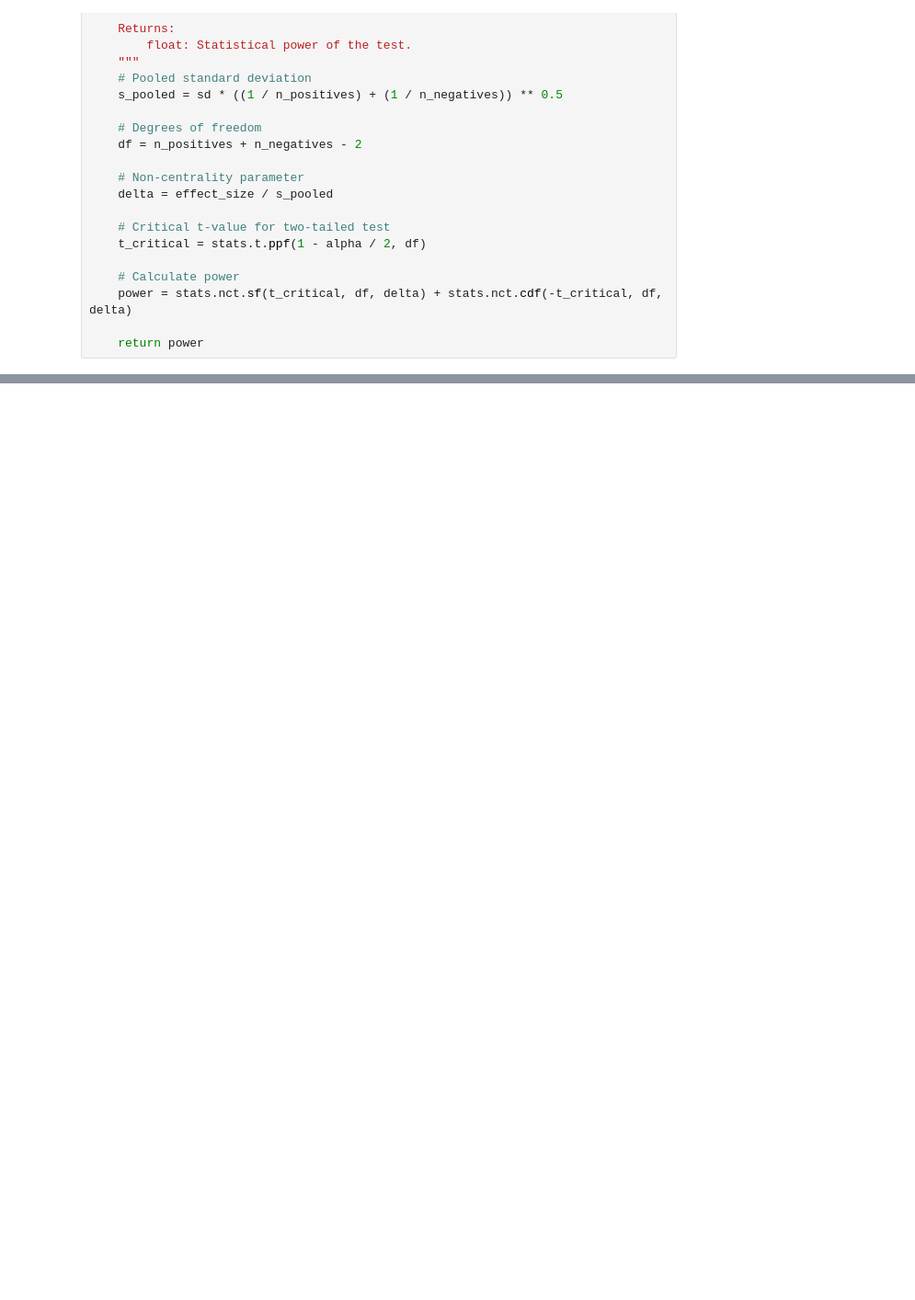
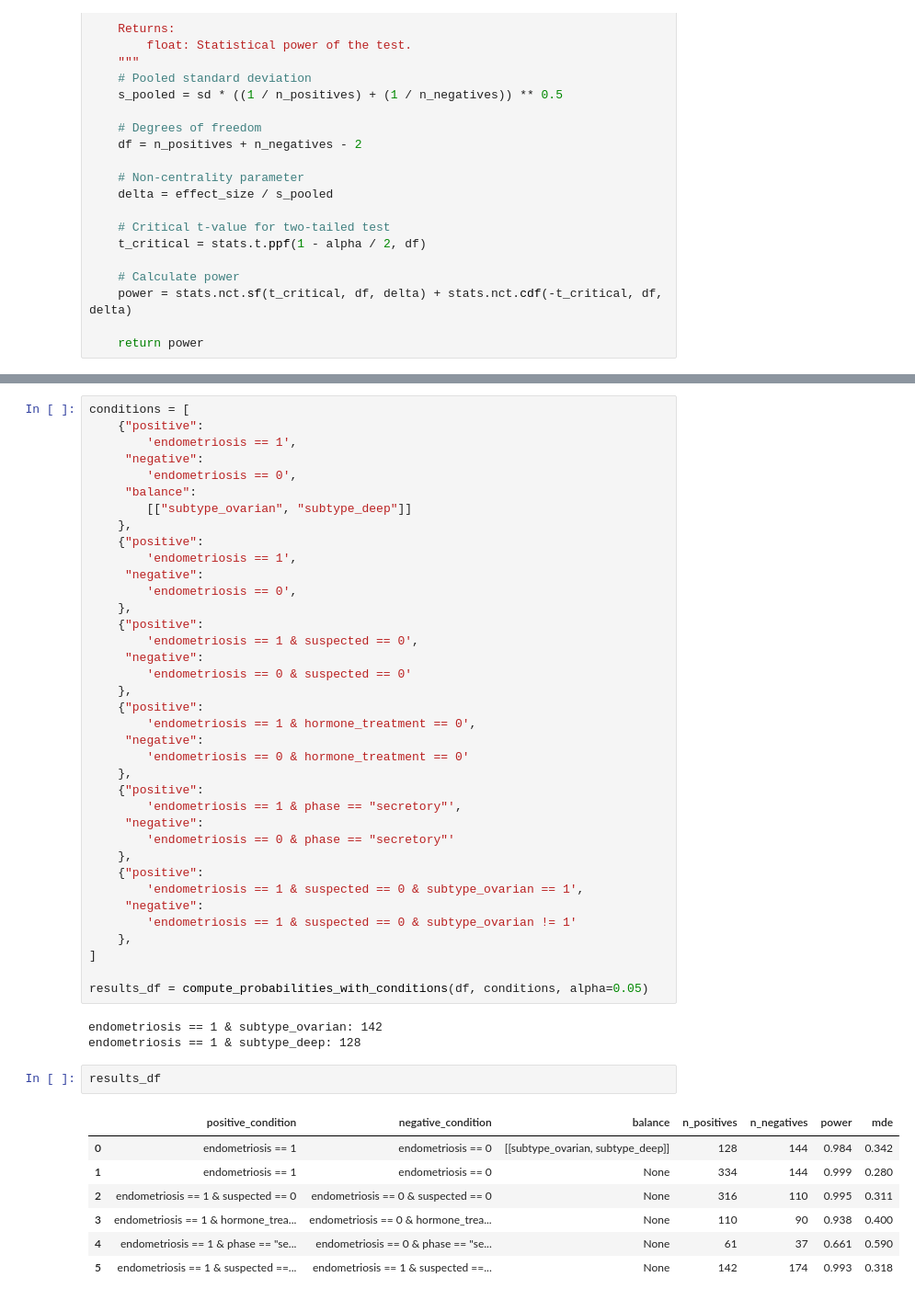
Before and after one commit to MiMARK-es/cohort-analysis, a Jupyter notebook: notebooks/other_analyses/endometriosis/cohort_analysis.ipynb, the cells around one changed output, grey strips where cells are left out. Shown at 92% size. Saved outputs shown, nothing was run; the diff lists cells and outputs as text; blank space fills up the shorter version.

```diff
--- a/notebooks/other_analyses/endometriosis/cohort_analysis.ipynb
+++ b/notebooks/other_analyses/endometriosis/cohort_analysis.ipynb
@@ -199,0 +215,50 @@ NameError: name 'group_columns' is not defined
+# %%
+conditions = [
+    {"positive":
+        'endometriosis == 1',
+     "negative":
+        'endometriosis == 0',
+     "balance":
+        [["subtype_ovarian", "subtype_deep"]]
+    },
+    {"positive":
+        'endometriosis == 1',
+     "negative":
+        'endometriosis == 0',
+    },
+    {"positive":
+        'endometriosis == 1 & suspected == 0',
+     "negative":
+        'endometriosis == 0 & suspected == 0'
+    },
+    {"positive":
+        'endometriosis == 1 & hormone_treatment == 0',
+     "negative":
+        'endometriosis == 0 & hormone_treatment == 0'
+    },
+    {"positive":
+        'endometriosis == 1 & phase == "secretory"',
+     "negative":
+        'endometriosis == 0 & phase == "secretory"'
+    },
+    {"positive":
+        'endometriosis == 1 & suspected == 0 & subtype_ovarian == 1',
+     "negative":
+        'endometriosis == 1 & suspected == 0 & subtype_ovarian != 1'
+    },
+]
+
+results_df = compute_probabilities_with_conditions(df, conditions, alpha=0.05)
+# %% [output]
+endometriosis == 1 & subtype_ovarian: 142
+endometriosis == 1 & subtype_deep: 128
+# %%
+results_df
+# %% [output]
+|  | positive_condition | negative_condition | balance | n_positives | n_negatives | power | mde |
+| 0 | endometriosis == 1 | endometriosis == 0 | [[subtype_ovarian, subtype_deep]] | 128 | 144 | 0.984 | 0.342 |
+| 1 | endometriosis == 1 | endometriosis == 0 | None | 334 | 144 | 0.999 | 0.280 |
+| 2 | endometriosis == 1 & suspected == 0 | endometriosis == 0 & suspected == 0 | None | 316 | 110 | 0.995 | 0.311 |
+| 3 | endometriosis == 1 & hormone_trea... | endometriosis == 0 & hormone_trea... | None | 110 | 90 | 0.938 | 0.400 |
+| 4 | endometriosis == 1 & phase == "se... | endometriosis == 0 & phase == "se... | None | 61 | 37 | 0.661 | 0.590 |
+| 5 | endometriosis == 1 & suspected ==... | endometriosis == 1 & suspected ==... | None | 142 | 174 | 0.993 | 0.318 |
```
Also changed, not shown: parts of 9 cells of this notebook, 2 other files.
